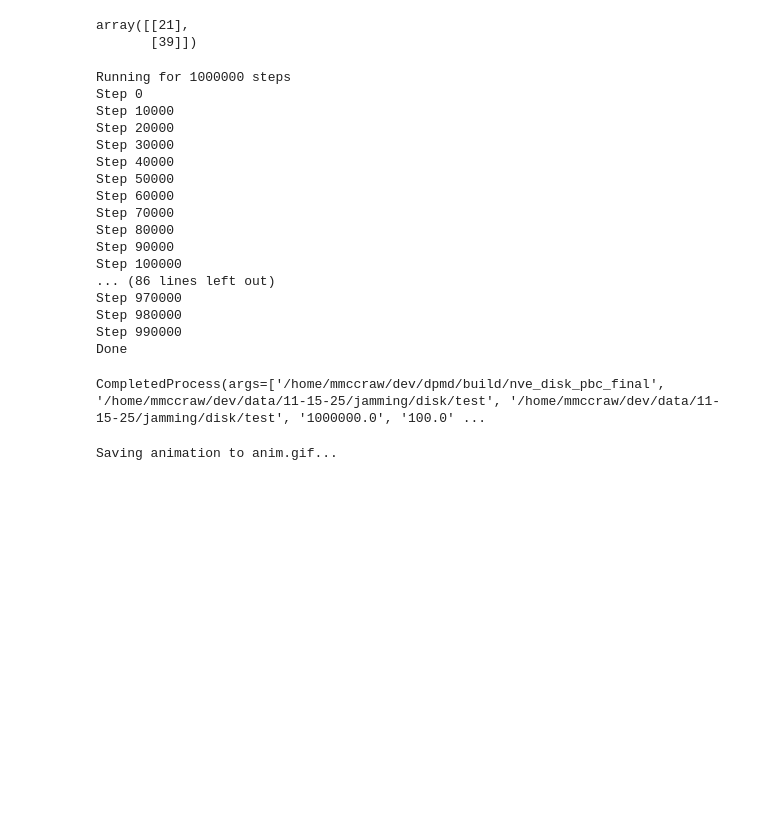
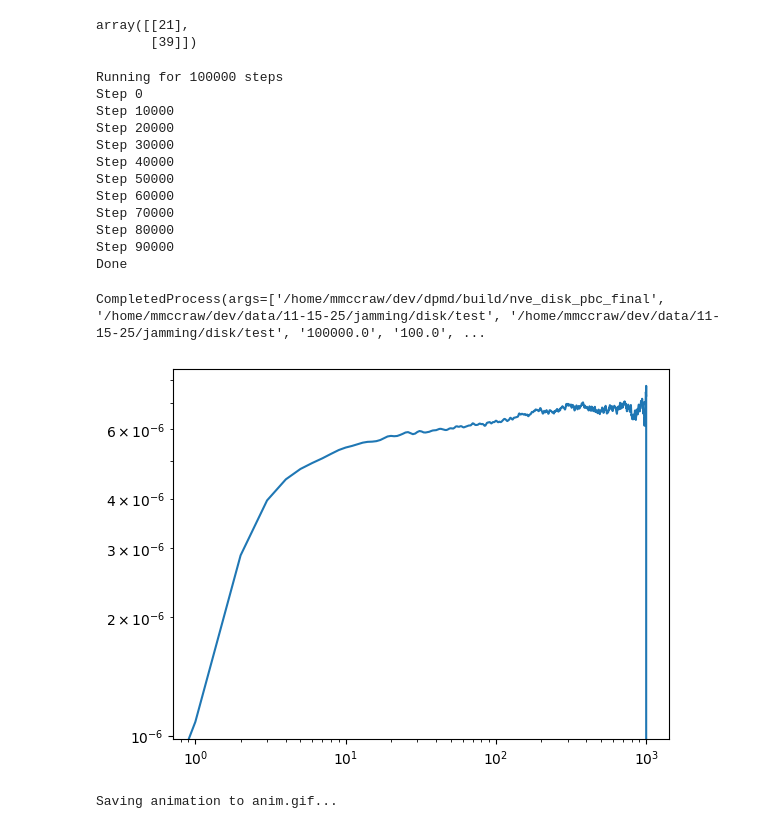
Before and after one commit to mmccraw98/notebooks-fall-25, a Jupyter notebook: 11/effective-modes/test_disk.ipynb, the cells around one changed output. Cells and saved outputs as stored; diff of their text form; code cells hidden in the pictures; blank space fills up the shorter version.

```diff
--- a/11/effective-modes/test_disk.ipynb
+++ b/11/effective-modes/test_disk.ipynb
@@ -72,8 +74,9 @@ new_data.calculate_packing_fraction()
 # %%
 path = os.path.join(root, 'test')
 # new_data.set_velocities(temp_target, np.random.randint(0, 1e9))
-new_data.scale_to_packing_fraction(new_data.packing_fraction - delta_phi)
-new_data.set_neighbor_method(NeighborMethod.Cell)
+new_data.scale_to_packing_fraction(new_data.packing_fraction + delta_phi)
+new_data.set_neighbor_method(NeighborMethod.Naive)
+# new_data.set_neighbor_method(NeighborMethod.Cell)
 set_standard_cell_list_parameters(new_data, 0.3)
 new_data.save(path)
 
@@ -81,12 +84,12 @@ subprocess.run([
     os.path.join("/home/mmccraw/dev/dpmd/build/", "nve_disk_pbc_final"),
     path,
     path,
-    str(1e6),
+    str(1e5),
     str(1e2),
     str(1e-2)
 ], check=True)
 # %% [output]
-Running for 1000000 steps
+Running for 100000 steps
 Step 0
 Step 10000
 Step 20000
@@ -97,12 +100,7 @@ Step 60000
 Step 70000
 Step 80000
 Step 90000
-Step 100000
-... (86 lines left out)
-Step 970000
-Step 980000
-Step 990000
 Done
-CompletedProcess(args=['/home/mmccraw/dev/dpmd/build/nve_disk_pbc_final', '/home/mmccraw/dev/data/11-15-25/jamming/disk/test', '/home/mmccraw/dev/data/11-15-25/jamming/disk/test', '1000000.0', '100.0' ...
+CompletedProcess(args=['/home/mmccraw/dev/dpmd/build/nve_disk_pbc_final', '/home/mmccraw/dev/data/11-15-25/jamming/disk/test', '/home/mmccraw/dev/data/11-15-25/jamming/disk/test', '100000.0', '100.0', ...
 # %%
 dynamics_data = dp.data.load(path, location=['final', 'init'], load_trajectory=True)
@@ -109,3 +117,9 @@ dynamics_data = dp.data.load(path, location=['final', 'init'], load_trajectory=T
+# %%
+plt.plot(t, eh_msd[:, 9])
+plt.xscale('log')
+plt.yscale('log')
+# %% [output]
+[figure, added]
 # %%
 desired_frames = 100
 steps_to_animate = downsample(dynamics_data, desired_frames)
```
Also changed, not shown: parts of 10 cells of this notebook, 33 other files.
